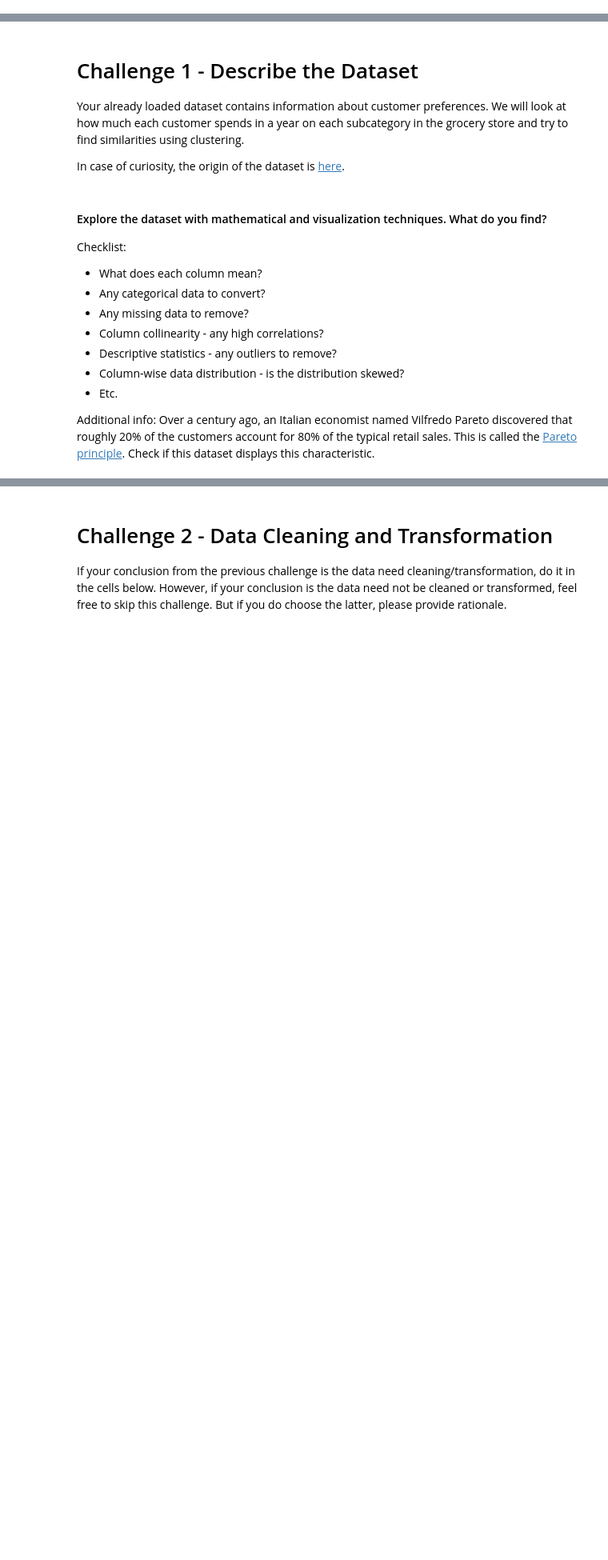
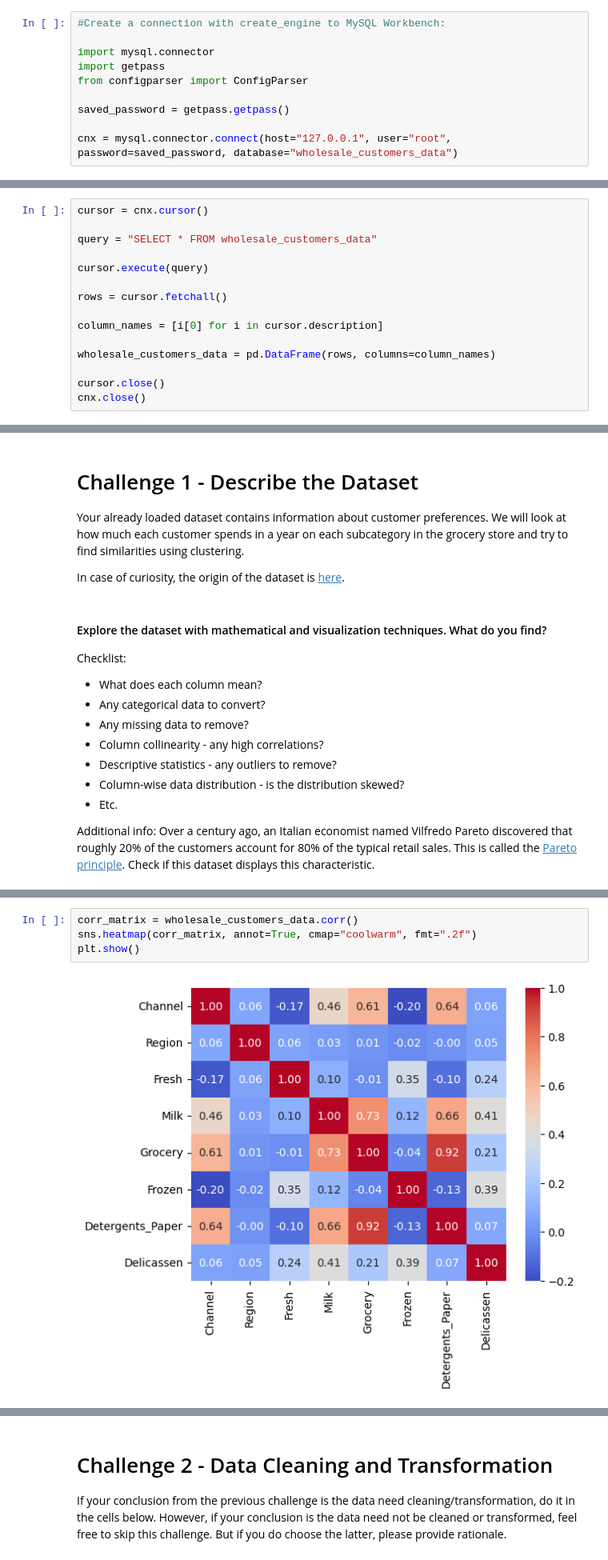
Before and after one commit to zepcerqueira/lab-unsupervised-learning, a Jupyter notebook: your-code/main.ipynb, the cells around one changed output, grey strips where cells are left out. Shown: that part at 80% size. Saved outputs shown, nothing was run; the diff lists cells and outputs as text; blank space fills up the shorter version.

```diff
--- a/your-code/main.ipynb
+++ b/your-code/main.ipynb
@@ -25,0 +24,10 @@ Well, it's time to bring him back and use it in our lab pipeline.
+# %%
+#Create a connection with create_engine to MySQL Workbench:
+
+import mysql.connector
+import getpass
+from configparser import ConfigParser
+
+saved_password = getpass.getpass()
+
+cnx = mysql.connector.connect(host="127.0.0.1", user="root", password=saved_password, database="wholesale_customers_data")
@@ -25,0 +38,15 @@ Well, it's time to bring him back and use it in our lab pipeline.
+# %%
+cursor = cnx.cursor()
+
+query = "SELECT * FROM wholesale_customers_data"
+
+cursor.execute(query)
+
+rows = cursor.fetchall()
+
+column_names = [i[0] for i in cursor.description]
+
+wholesale_customers_data = pd.DataFrame(rows, columns=column_names)
+
+cursor.close()
+cnx.close()
@@ -49,0 +146,6 @@ Additional info: Over a century ago, an Italian economist named Vilfredo Pareto
+# %%
+corr_matrix = wholesale_customers_data.corr()
+sns.heatmap(corr_matrix, annot=True, cmap="coolwarm", fmt=".2f")
+plt.show()
+# %% [output]
+[figure, added]
```
Also changed, not shown: parts of 39 cells of this notebook, 1 other file.
